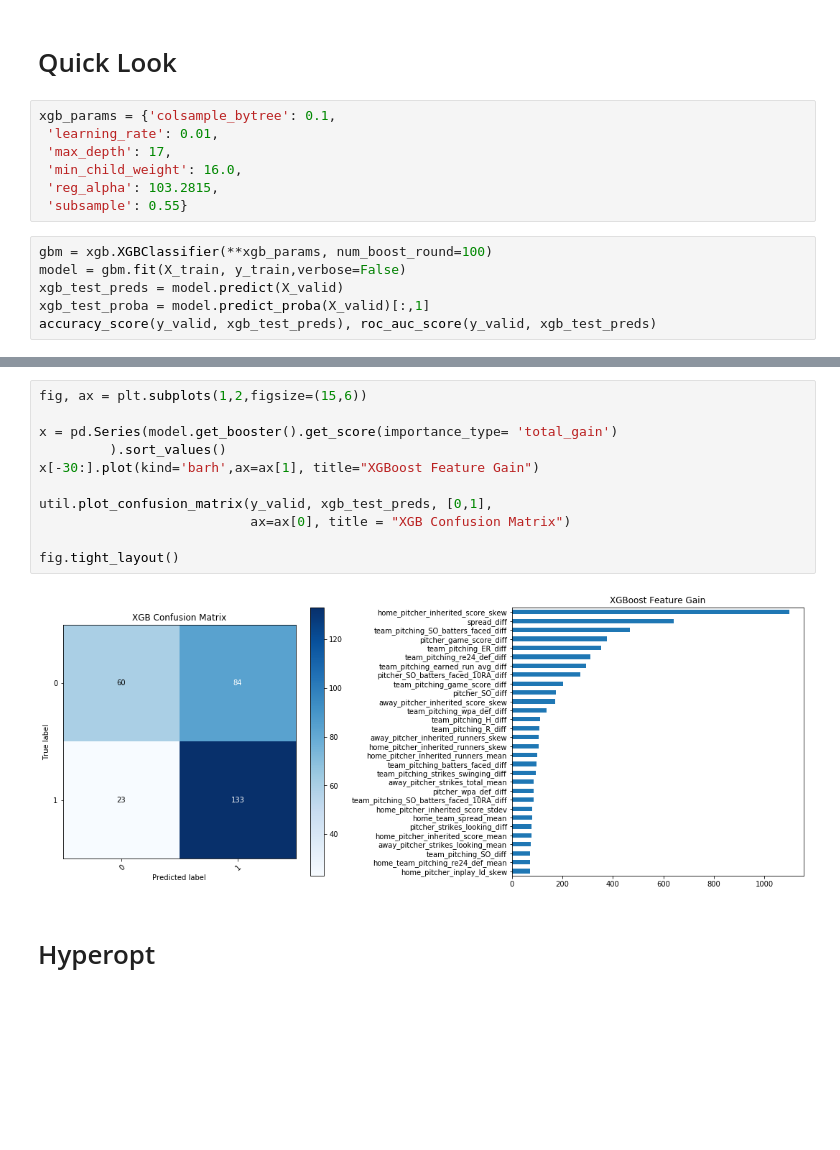
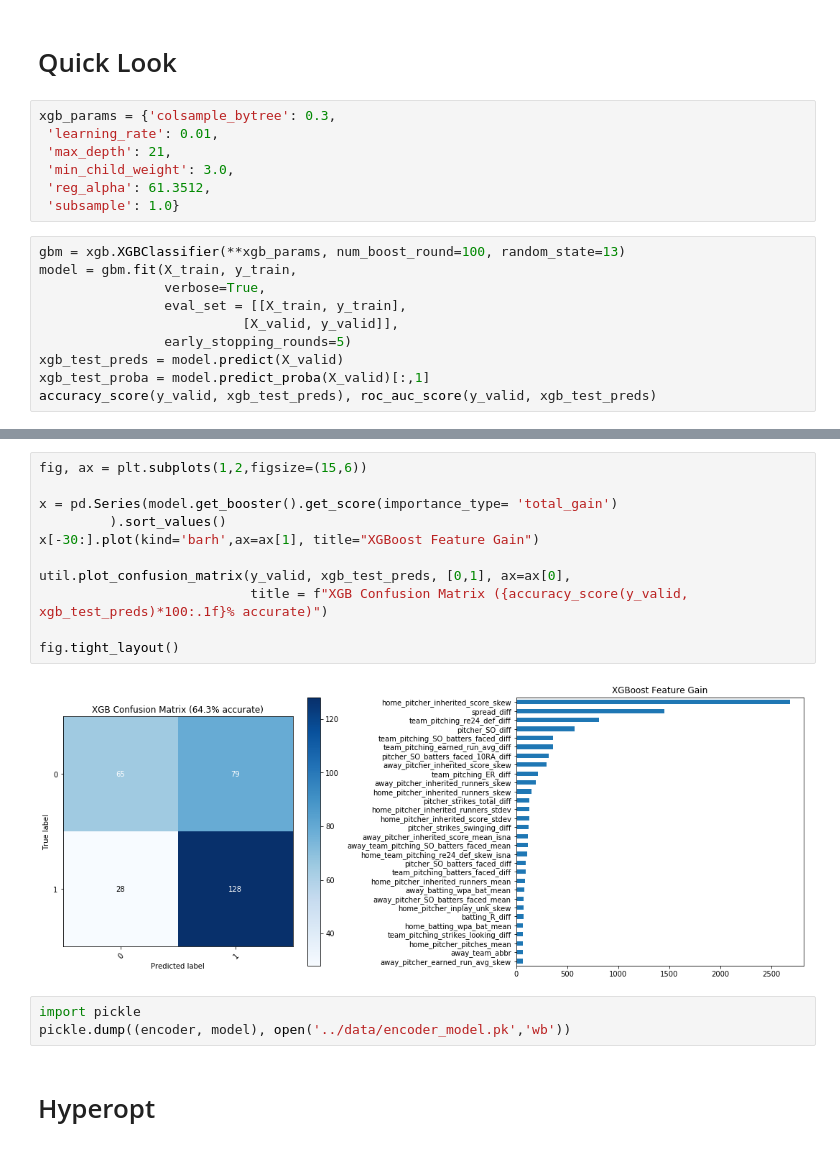
Before and after one commit to arjun-prabhakar/mlb_outcomes, a Jupyter notebook: notebooks/model.ipynb, the cells around one changed output, grey strips where cells are left out. Drawn from its saved outputs; the diff is of its cells as text; blank space fills up the shorter version.

```diff
--- a/notebooks/model.ipynb
+++ b/notebooks/model.ipynb
@@ -50,15 +50,19 @@ cats
 # %% [markdown]
 # Quick Look
 # %%
-xgb_params = {'colsample_bytree': 0.1,
+xgb_params = {'colsample_bytree': 0.3,
  'learning_rate': 0.01,
- 'max_depth': 17,
- 'min_child_weight': 16.0,
- 'reg_alpha': 103.2815,
- 'subsample': 0.55}
+ 'max_depth': 21,
+ 'min_child_weight': 3.0,
+ 'reg_alpha': 61.3512,
+ 'subsample': 1.0}
 # %%
-gbm = xgb.XGBClassifier(**xgb_params, num_boost_round=100)
-model = gbm.fit(X_train, y_train,verbose=False)
+gbm = xgb.XGBClassifier(**xgb_params, num_boost_round=100, random_state=13)
+model = gbm.fit(X_train, y_train,
+                verbose=True,
+                eval_set = [[X_train, y_train],
+                          [X_valid, y_valid]],
+                early_stopping_rounds=5)
 xgb_test_preds = model.predict(X_valid)
 xgb_test_proba = model.predict_proba(X_valid)[:,1]
 accuracy_score(y_valid, xgb_test_preds), roc_auc_score(y_valid, xgb_test_preds)
@@ -67,16 +88,19 @@ accuracy_score(y_valid, xgb_test_preds), roc_auc_score(y_valid, xgb_test_preds)
 # %%
 fig, ax = plt.subplots(1,2,figsize=(15,6))
 
 x = pd.Series(model.get_booster().get_score(importance_type= 'total_gain')
          ).sort_values()
 x[-30:].plot(kind='barh',ax=ax[1], title="XGBoost Feature Gain")
 
-util.plot_confusion_matrix(y_valid, xgb_test_preds, [0,1],
-                           ax=ax[0], title = "XGB Confusion Matrix")
+util.plot_confusion_matrix(y_valid, xgb_test_preds, [0,1], ax=ax[0],
+                           title = f"XGB Confusion Matrix ({accuracy_score(y_valid, xgb_test_preds)*100:.1f}% accurate)")
 
 fig.tight_layout()
 # %% [output]
-[figure, old version]
+[figure, new version]
+# %%
+import pickle
+pickle.dump((encoder, model), open('../data/encoder_model.pk','wb'))
 # %% [markdown]
 # Hyperopt
 # %%
```
Also changed, not shown: parts of 2 cells of this notebook, 2 other files.
